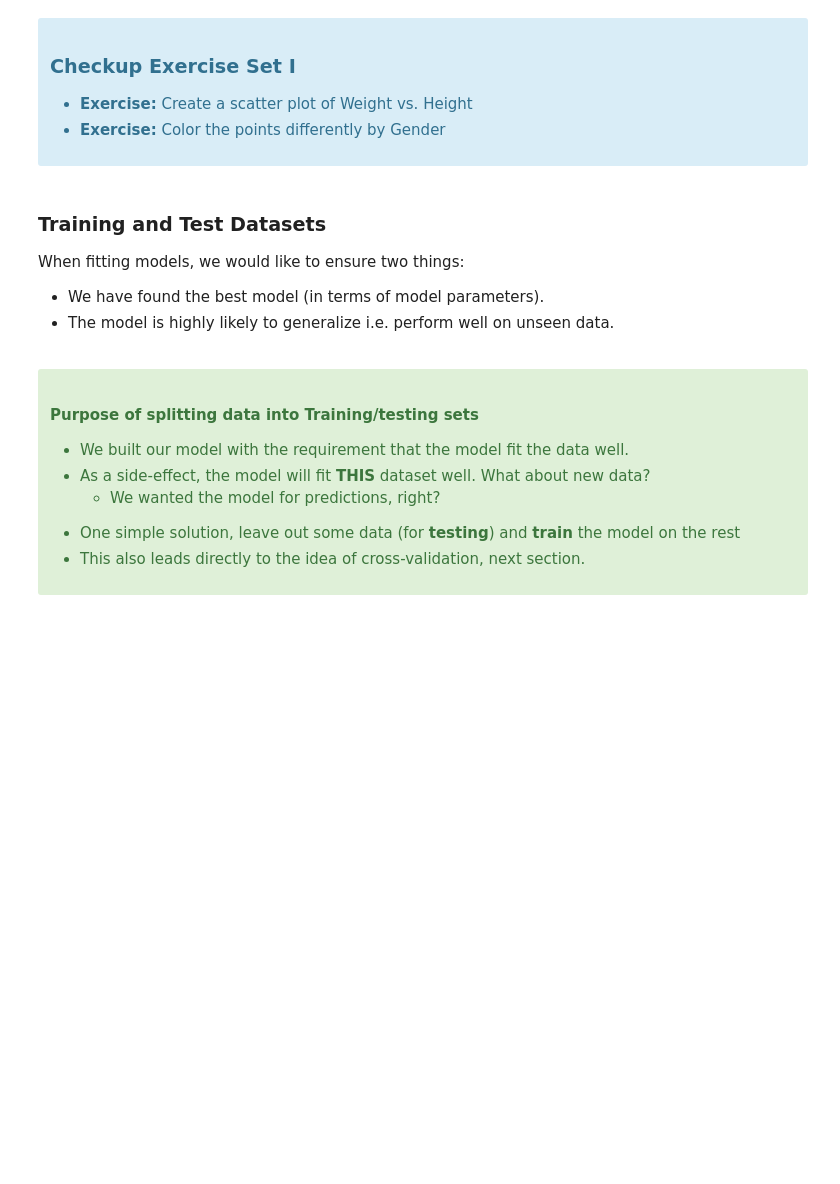
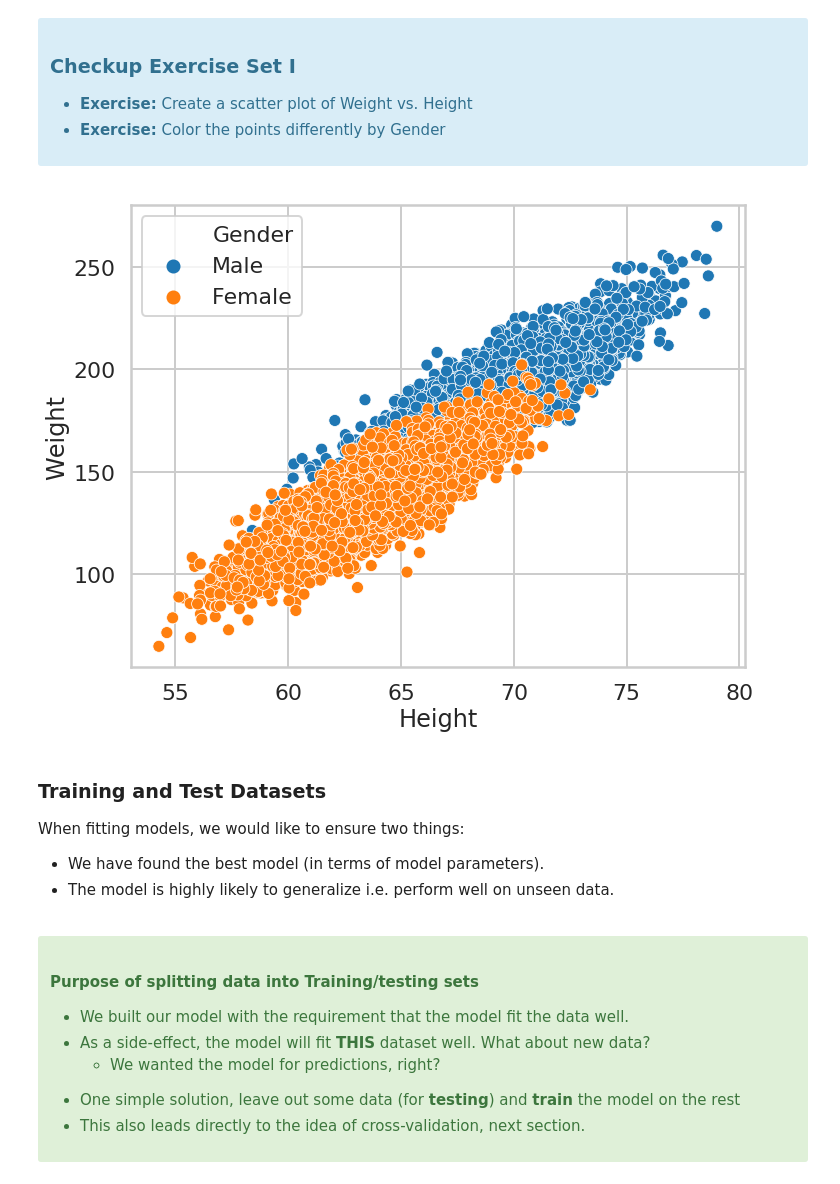
Before and after one commit to Nhorning/logistic_regression, a Jupyter notebook: Mini_Project_Logistic_Regression.ipynb, the cells around one changed output. Saved outputs shown, nothing was run; the diff lists cells and outputs as text; code cells hidden in the pictures; blank space fills up the shorter version.

```diff
--- a/Mini_Project_Logistic_Regression.ipynb
+++ b/Mini_Project_Logistic_Regression.ipynb
@@ -118,3 +123,10 @@ with the "response" or "label" $y$ as a plain array of 0s and 1s for binary clas
+# %%
+# your turn
+f, ax = plt.subplots(1,1, figsize=(11,8.5))
+ax = sns.scatterplot('Height','Weight', data=dflog, hue='Gender')
+plt.show()
+# %% [output]
+[figure, added]
 # %% [markdown]
 ### Training and Test Datasets
 
```
Also changed, not shown: parts of 6 cells of this notebook.
